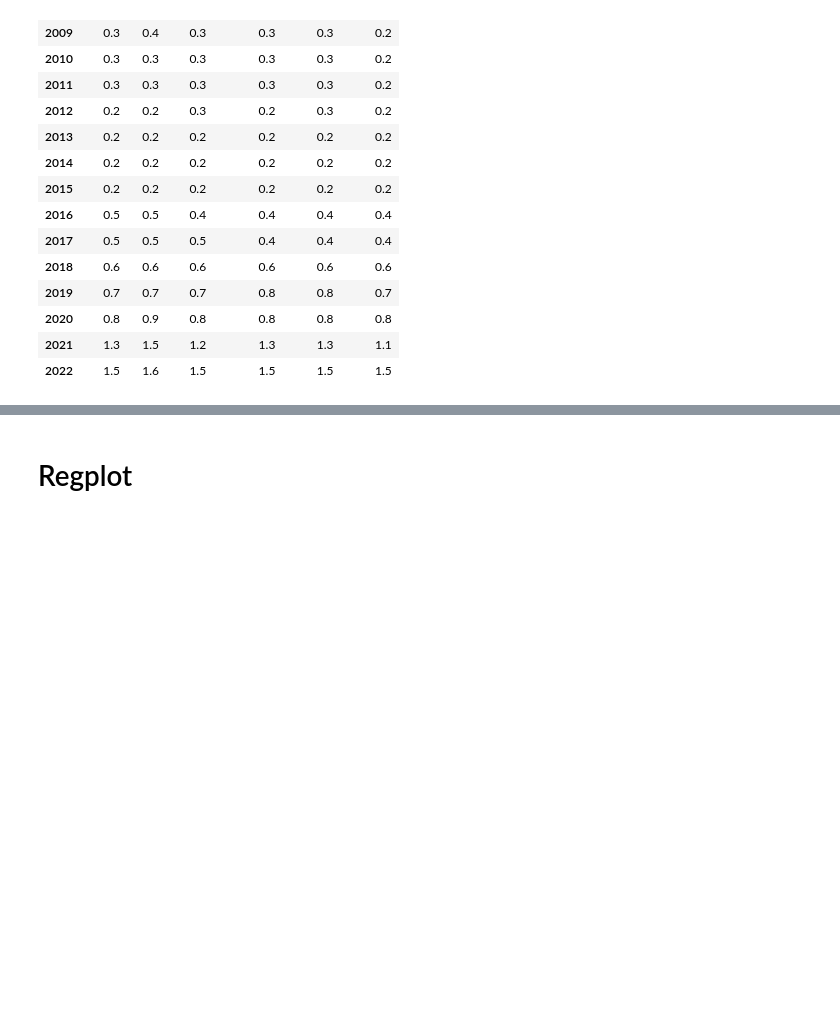
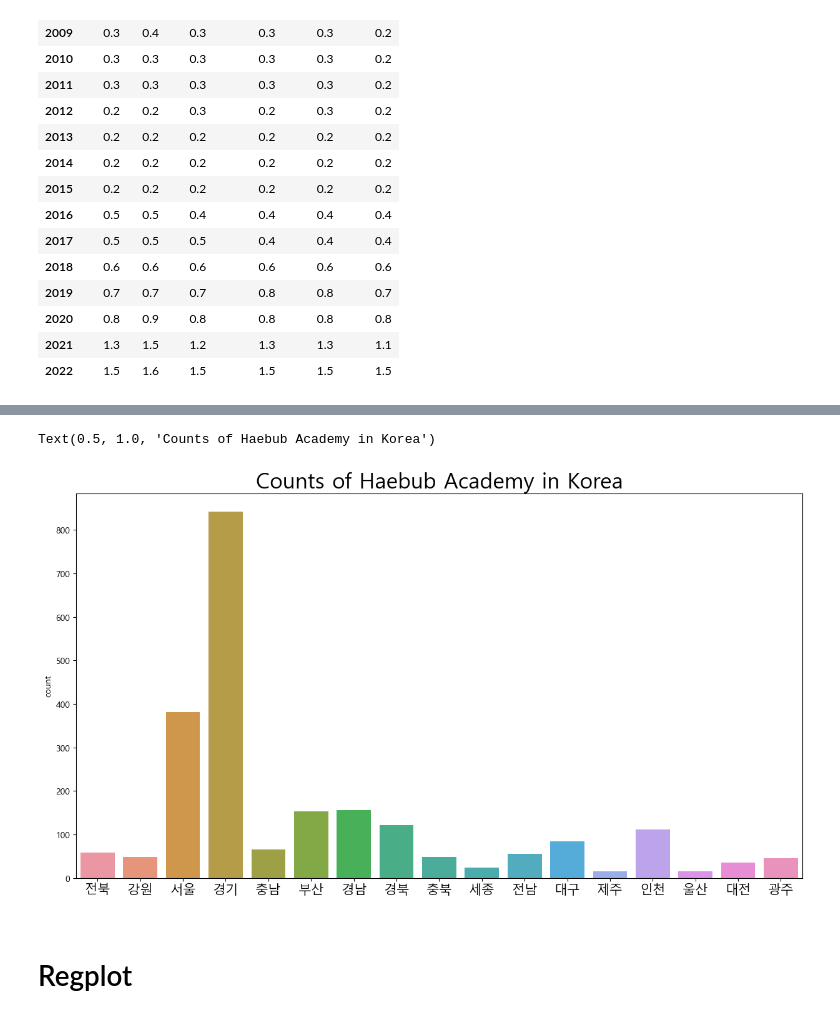
Before and after one commit to lhshs/Genia, a Jupyter notebook: mini_pjt/230809-11_hp_cometitor/main.ipynb, the cells around one changed output, grey strips where cells are left out. Saved outputs shown, nothing was run; the diff lists cells and outputs as text; code cells hidden in the pictures; blank space fills up the shorter version.

```diff
--- a/mini_pjt/230809-11_hp_cometitor/main.ipynb
+++ b/mini_pjt/230809-11_hp_cometitor/main.ipynb
@@ -275,0 +304,4 @@ for col in how:
+# %%
+hb = pd.read_csv('data/hb_loc.csv', index_col=0)
+hb = hb.drop(columns=['0','1'], axis=1).drop_duplicates()
+hb
@@ -275,0 +322,12 @@ for col in how:
+# %%
+hb_region = [h.split(' ')[0] for h in hb['2']]
+hb_region = [x.replace('경기도', '경기') for x in hb_region]
+hb_region = [x.replace('대전광역시', '대전') for x in hb_region]
+hb_region = [x.replace('서울특별시', '서울') for x in hb_region]
+hb_region = [x.replace('부산광역시', '부산') for x in hb_region]
+hb_region = [x.replace('대구광역시', '대구') for x in hb_region]
+hb_region = [x.replace('강원특별자치도', '강원') for x in hb_region]
+hb_region = [x.replace('세종특별자치시', '세종') for x in hb_region]
+hb_region = [x.replace('제주특별자치도', '제주') for x in hb_region]
+hb_region = pd.DataFrame(hb_region)
+hb_region.value_counts()
@@ -276,3 +368,12 @@ for col in how:
+# %%
+plt.figure(figsize=(15,8))
+sns.countplot(x=hb_region[0])
+plt.xticks(fontsize=15)
+plt.xlabel(' ')
+plt.title('Counts of Haebub Academy in Korea', fontsize=25)
+# %% [output]
+Text(0.5, 1.0, 'Counts of Haebub Academy in Korea')
+[figure, added]
 # %% [markdown]
 # Regplot
 # %% [markdown]
```
Also changed, not shown: parts of 19 cells of this notebook, 10 other files.
